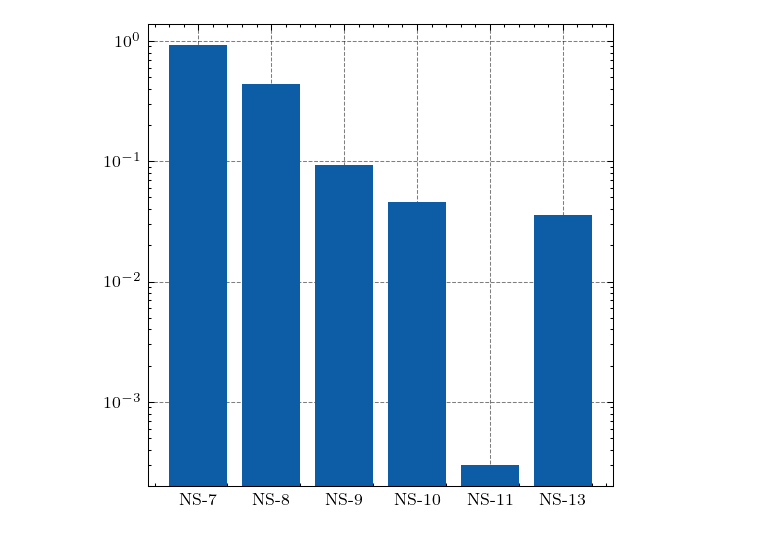
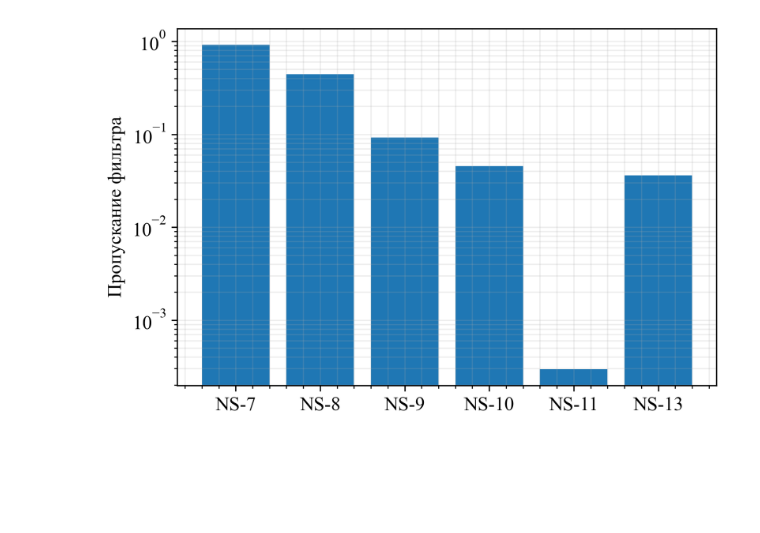
Before and after one commit to gleblug/vacuum-experiments, a Jupyter notebook: results/glass.ipynb, the cells around one changed output. Cells and saved outputs as stored; diff of their text form; code cells hidden in the pictures; blank space fills up the shorter version.

```diff
--- a/results/glass.ipynb
+++ b/results/glass.ipynb
@@ -1,16 +1,22 @@
 # %%
 import numpy as np
 import matplotlib.pyplot as plt
-import scienceplots
 from scipy.interpolate import UnivariateSpline
 from collections import namedtuple
 from scipy.optimize import curve_fit
 
-plt.style.use(['science', 'grid'])
-plt.rcParams['figure.dpi'] = 150
+plt.rcParams['figure.dpi'] = 300
 plt.rcParams['figure.figsize'] = [6, 4]
-plt.rcParams['font.size'] = 8
+plt.rcParams['font.size'] = 12
 plt.rcParams['lines.markersize'] = 2.5
+plt.rcParams['xtick.minor.visible'] = True
+plt.rcParams['ytick.minor.visible'] = True
+plt.rcParams['axes.grid'] = True
+plt.rcParams['grid.color'] = "#aaaaaa"
+plt.rcParams['grid.alpha'] = 0.2
+plt.rcParams['axes.grid.which'] = 'both'
+plt.rcParams["font.family"] = "serif"
+plt.rcParams["font.serif"] = ["Times New Roman"]
 # %%
 def readFile(name):
     conv = lambda s: float(s.replace(',', '.'))
@@ -60,8 +66,10 @@ print('-'*18)
 # %%
 from pathlib import Path
 
-plt.figure(figsize=(4, 4))
 plt.bar([Path(s).stem for s in means.keys()], means.values())
 plt.yscale('log')
+plt.ylabel('Пропускание фильтра')
+
+plt.show()
 # %% [output]
-[figure, old version]
+[figure, new version]
```
Also changed, not shown: parts of 1 cell of this notebook, 15 other files.
